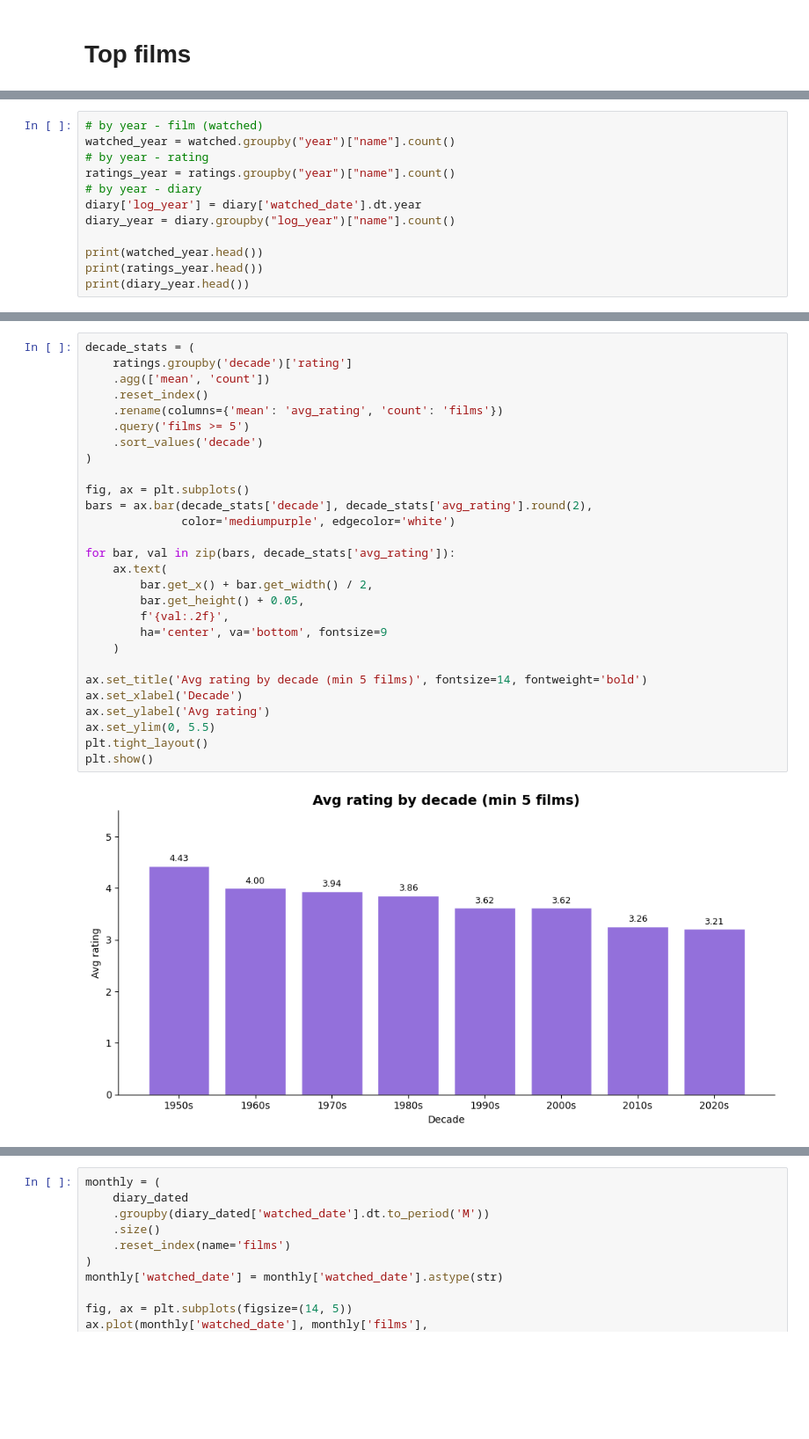
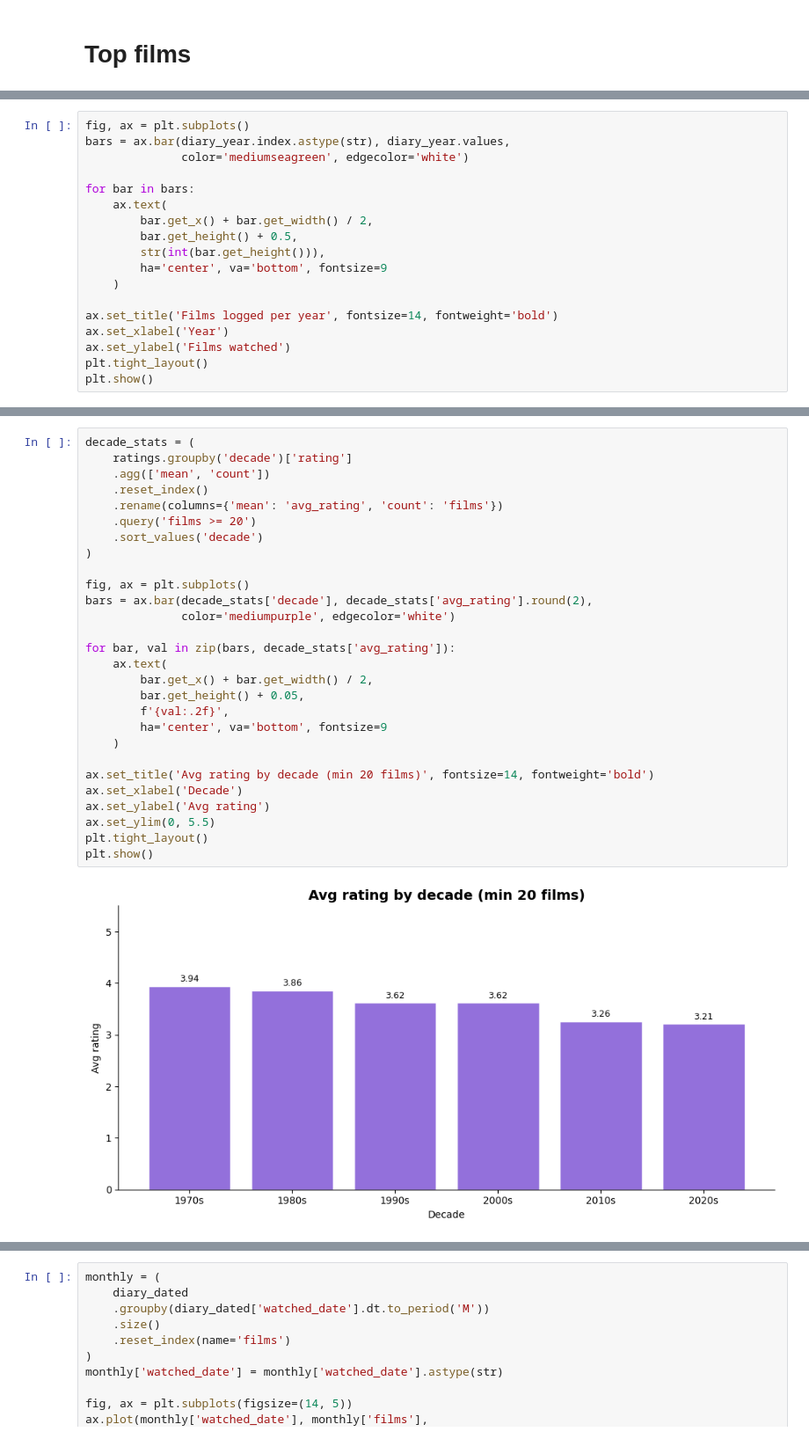
Before and after one commit to reidbaum/letterboxd-dashboard, a Jupyter notebook: visualizations.ipynb, the cells around one changed output, grey strips where cells are left out. Shown at 88% size. Saved outputs shown, nothing was run; the diff lists cells and outputs as text; blank space fills up the shorter version.

```diff
--- a/visualizations.ipynb
+++ b/visualizations.ipynb
@@ -122,12 +120,0 @@ Multi-film days: 192
-# %%
-# by year - film (watched)
-watched_year = watched.groupby("year")["name"].count()
-# by year - rating
-ratings_year = ratings.groupby("year")["name"].count()
-# by year - diary
-diary['log_year'] = diary['watched_date'].dt.year
-diary_year = diary.groupby("log_year")["name"].count()
-
-print(watched_year.head())
-print(ratings_year.head())
-print(diary_year.head())
@@ -221,0 +181,18 @@ plt.show()
+# %%
+fig, ax = plt.subplots()
+bars = ax.bar(diary_year.index.astype(str), diary_year.values,
+              color='mediumseagreen', edgecolor='white')
+
+for bar in bars:
+    ax.text(
+        bar.get_x() + bar.get_width() / 2,
+        bar.get_height() + 0.5,
+        str(int(bar.get_height())),
+        ha='center', va='bottom', fontsize=9
+    )
+
+ax.set_title('Films logged per year', fontsize=14, fontweight='bold')
+ax.set_xlabel('Year')
+ax.set_ylabel('Films watched')
+plt.tight_layout()
+plt.show()
@@ -252,30 +224,30 @@ Name: rating, dtype: float64
 # %%
 decade_stats = (
     ratings.groupby('decade')['rating']
     .agg(['mean', 'count'])
     .reset_index()
     .rename(columns={'mean': 'avg_rating', 'count': 'films'})
-    .query('films >= 5')
+    .query('films >= 20')
     .sort_values('decade')
 )
 
 fig, ax = plt.subplots()
 bars = ax.bar(decade_stats['decade'], decade_stats['avg_rating'].round(2),
               color='mediumpurple', edgecolor='white')
 
 for bar, val in zip(bars, decade_stats['avg_rating']):
     ax.text(
         bar.get_x() + bar.get_width() / 2,
         bar.get_height() + 0.05,
         f'{val:.2f}',
         ha='center', va='bottom', fontsize=9
     )
 
-ax.set_title('Avg rating by decade (min 5 films)', fontsize=14, fontweight='bold')
+ax.set_title('Avg rating by decade (min 20 films)', fontsize=14, fontweight='bold')
 ax.set_xlabel('Decade')
 ax.set_ylabel('Avg rating')
 ax.set_ylim(0, 5.5)
 plt.tight_layout()
 plt.show()
 # %% [output]
-[figure, old version]
+[figure, new version]
```
Also changed, not shown: parts of 39 cells of this notebook, 1 other file.
